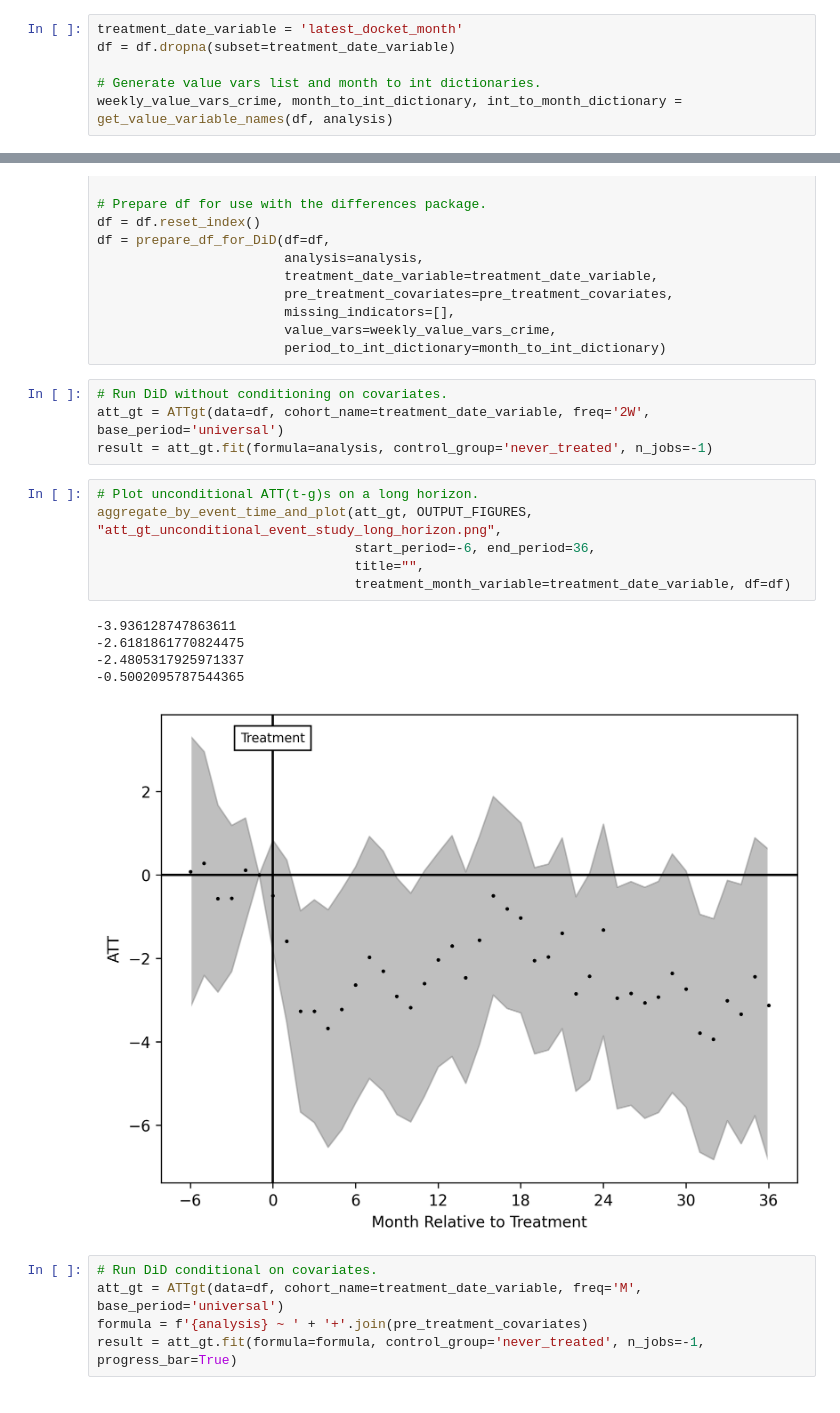
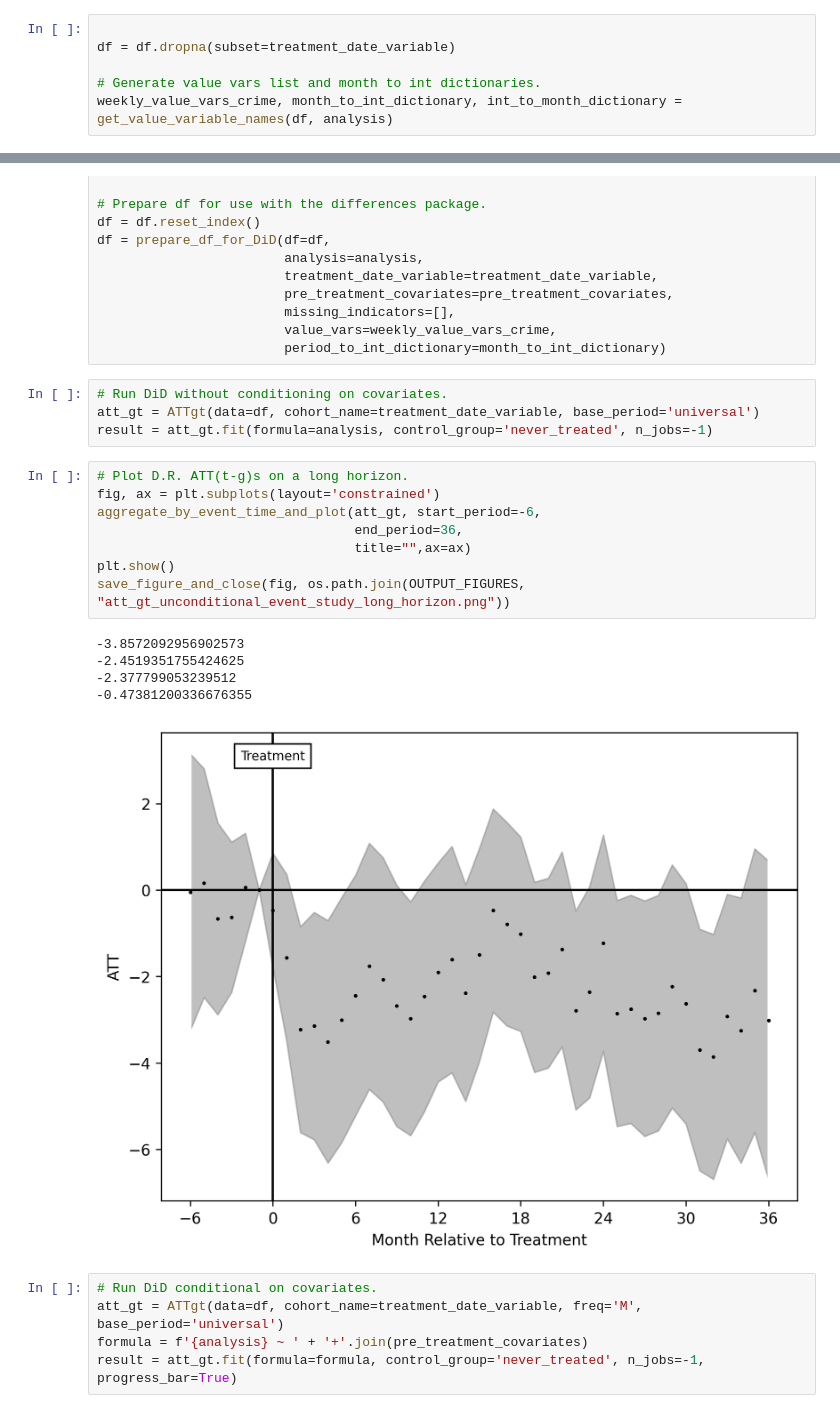
Before and after one commit to arjun-shanmugam/seniorthesis, a Jupyter notebook: src/02_analysis/group_0_crimes_500m.ipynb, the cells around one changed output, grey strips where cells are left out. Saved outputs shown, nothing was run; the diff lists cells and outputs as text.

```diff
--- a/src/02_analysis/group_0_crimes_500m.ipynb
+++ b/src/02_analysis/group_0_crimes_500m.ipynb
@@ -20,7 +21,7 @@ OUTPUT_TABLES = f"../../output/{analysis}/tables"
 # Read restricted sample panel dataset into memory.
 df = pd.read_parquet(INPUT_DATA)
 # %%
-treatment_date_variable = 'latest_docket_month'
+
 df = df.dropna(subset=treatment_date_variable)
 
 # Generate value vars list and month to int dictionaries.
@@ -78,20 +79,22 @@ df = prepare_df_for_DiD(df=df,
                         period_to_int_dictionary=month_to_int_dictionary)
 # %%
 # Run DiD without conditioning on covariates.
-att_gt = ATTgt(data=df, cohort_name=treatment_date_variable, freq='2W', base_period='universal')
+att_gt = ATTgt(data=df, cohort_name=treatment_date_variable, base_period='universal')
 result = att_gt.fit(formula=analysis, control_group='never_treated', n_jobs=-1)
 # %%
-# Plot unconditional ATT(t-g)s on a long horizon.
-aggregate_by_event_time_and_plot(att_gt, OUTPUT_FIGURES, "att_gt_unconditional_event_study_long_horizon.png",
-                                 start_period=-6, end_period=36,
-                                 title="",
-                                 treatment_month_variable=treatment_date_variable, df=df)
+# Plot D.R. ATT(t-g)s on a long horizon.
+fig, ax = plt.subplots(layout='constrained')
+aggregate_by_event_time_and_plot(att_gt, start_period=-6,
+                                 end_period=36,
+                                 title="",ax=ax)
+plt.show()
+save_figure_and_close(fig, os.path.join(OUTPUT_FIGURES,   "att_gt_unconditional_event_study_long_horizon.png"))
 # %% [output]
--3.936128747863611
--2.6181861770824475
--2.4805317925971337
--0.5002095787544365
+-3.8572092956902573
+-2.4519351755424625
+-2.377799053239512
+-0.47381200336676355
-[figure, old version]
+[figure, new version]
 # %%
 # Run DiD conditional on covariates.
 att_gt = ATTgt(data=df, cohort_name=treatment_date_variable, freq='M', base_period='universal')
```
Also changed, not shown: parts of 5 cells of this notebook, 22 other files.
